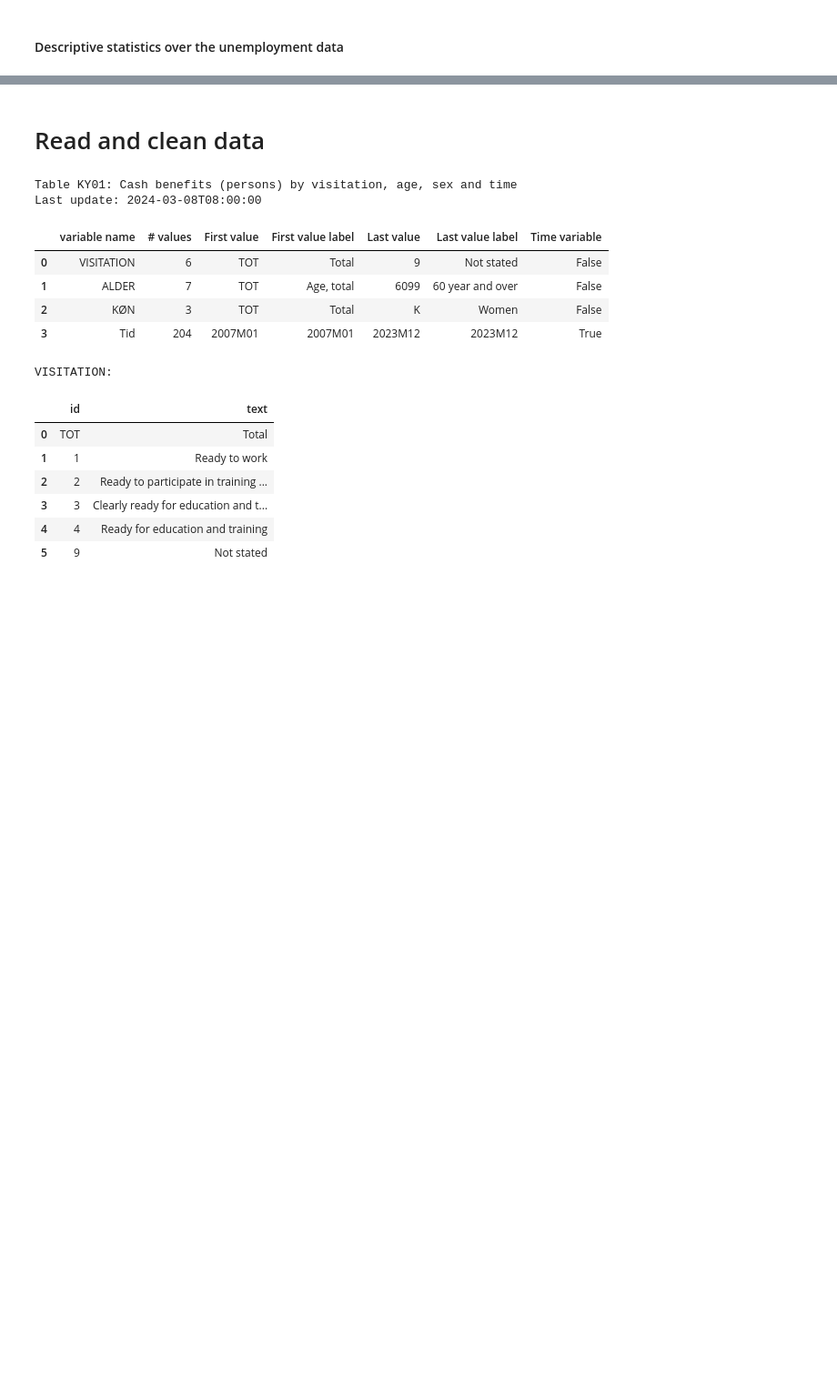
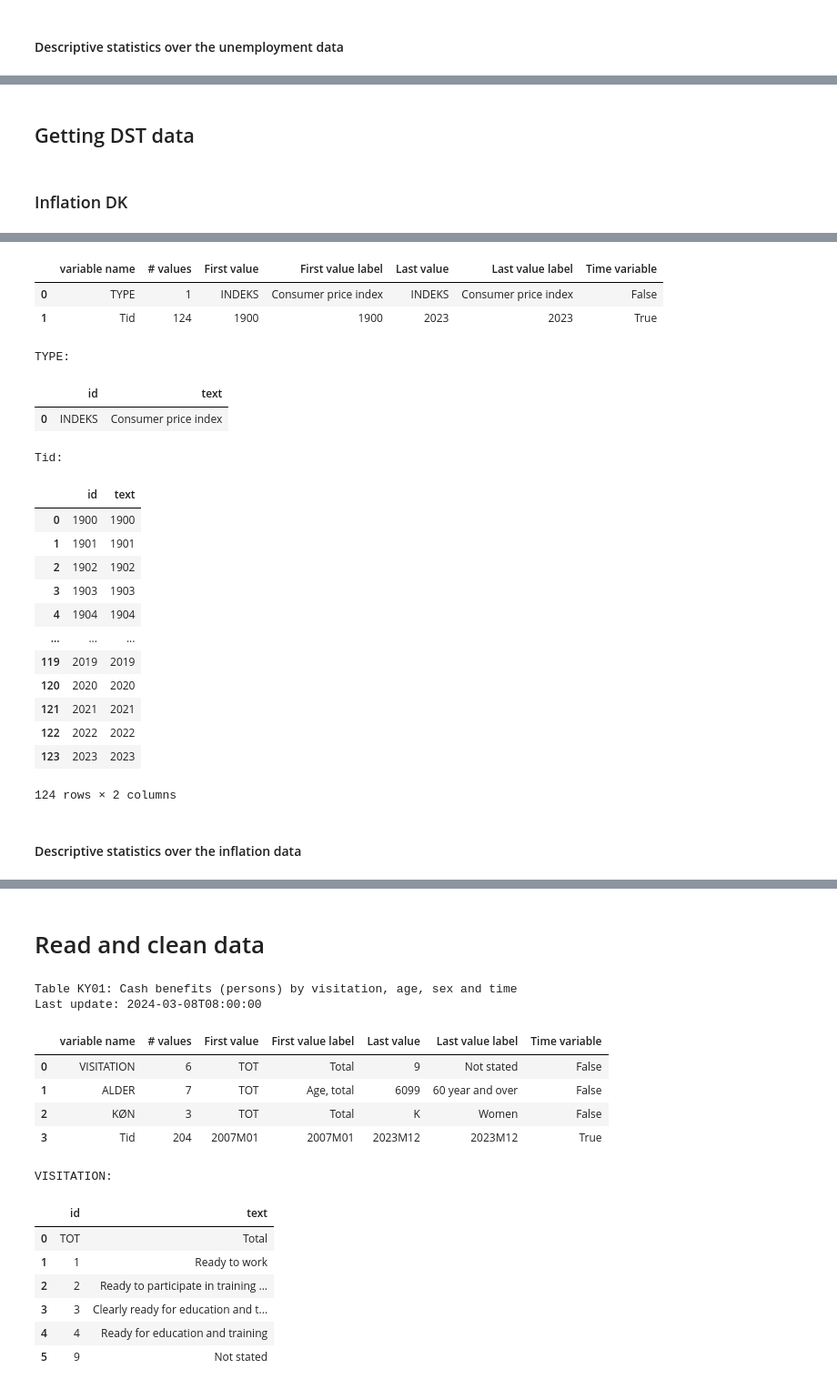
Before and after one commit to sgv491/projects-2024-Bertil-Nikoline-Victor, a Jupyter notebook: dataproject/dataproject.ipynb, the cells around one changed output, grey strips where cells are left out. Shown at 91% size. Saved outputs shown, nothing was run; the diff lists cells and outputs as text; code cells hidden in the pictures; blank space fills up the shorter version.

```diff
--- a/dataproject/dataproject.ipynb
+++ b/dataproject/dataproject.ipynb
@@ -108,0 +109,24 @@ GraphHelper.pretty_line_plot(
+# %% [markdown]
+## Getting DST data
+# %% [markdown]
+### Inflation DK
+# %%
+# Importing the datetime module
+import datetime
+# Importing the DstApi to fetch data from the API
+# Run this in your terminal to use the DstAPi: %pip install git+https://github.com/alemartinello/dstapi
+from dstapi import DstApi
+
+# Initializing DstApi object
+inflation_dk = DstApi('PRIS8')
+
+# Getting an overview over the data
+tabsum =api.tablesummary(language='en')
+
+display(tabsum)
+
+# The available values for a each variable:
+for variable in tabsum['variable name']:
+    print(variable+':')
+    display(inflation_dk.variable_levels(variable, language='en'))
+# %% [output]
@@ -108,0 +135,22 @@ GraphHelper.pretty_line_plot(
+|  | variable name | # values | First value | First value label | Last value | Last value label | Time variable |
+| 0 | TYPE | 1 | INDEKS | Consumer price index | INDEKS | Consumer price index | False |
+| 1 | Tid | 124 | 1900 | 1900 | 2023 | 2023 | True |
+TYPE:
+|  | id | text |
+| 0 | INDEKS | Consumer price index |
+Tid:
+|  | id | text |
+| 0 | 1900 | 1900 |
+| 1 | 1901 | 1901 |
+| 2 | 1902 | 1902 |
+| 3 | 1903 | 1903 |
+| 4 | 1904 | 1904 |
+| ... | ... | ... |
+| 119 | 2019 | 2019 |
+| 120 | 2020 | 2020 |
+| 121 | 2021 | 2021 |
+| 122 | 2022 | 2022 |
+| 123 | 2023 | 2023 |
+124 rows × 2 columns
+# %% [markdown]
+#### Descriptive statistics over the inflation data
```
Also changed, not shown: parts of 9 cells of this notebook.
